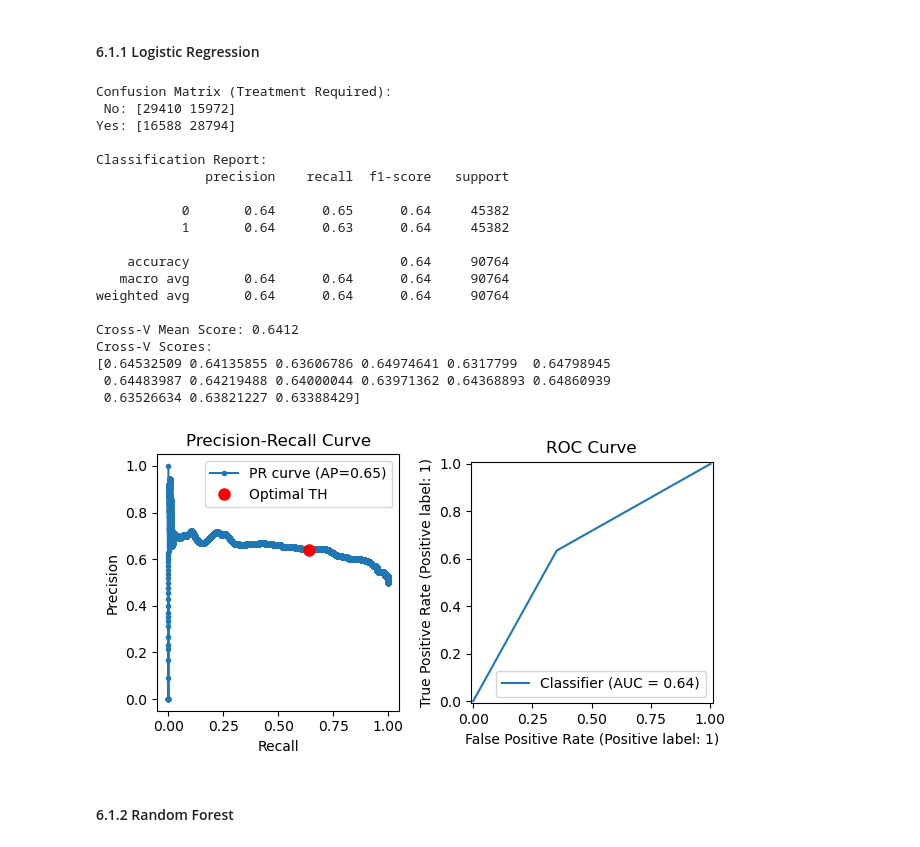
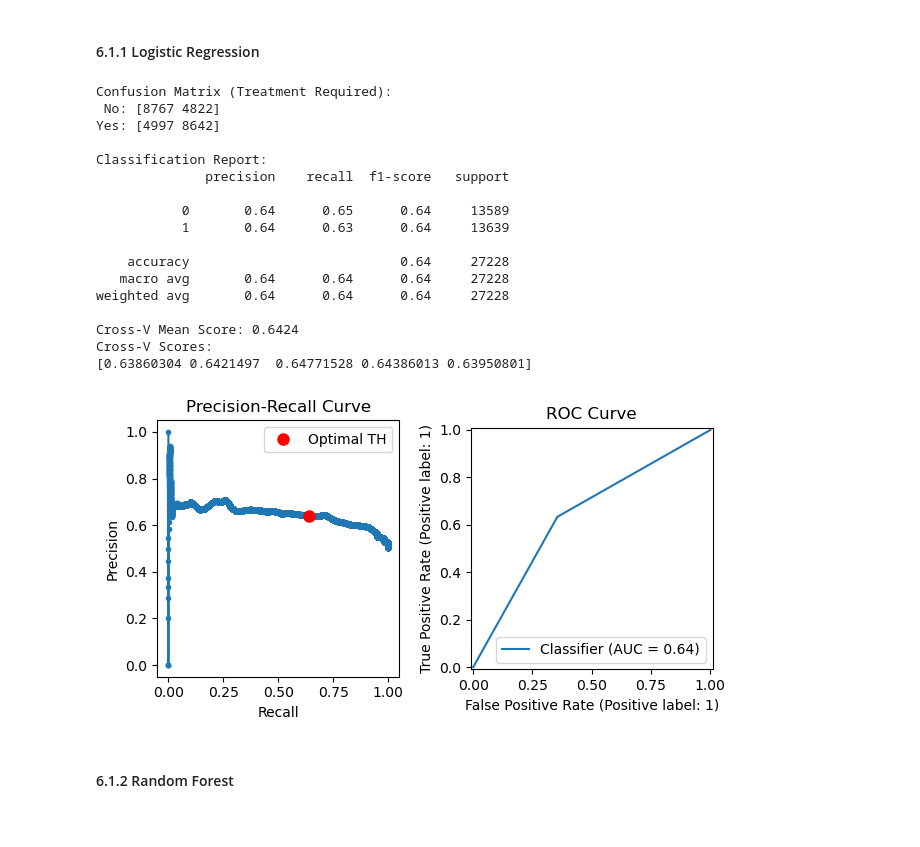
Before and after one commit to judesantos/Springboard_DS_ML, a Jupyter notebook: SpringBoard-DSC_Capstone_Project_2/Modeling/Capstone2_Modeling-Rev3.ipynb, the cells around one changed output. Drawn from its saved outputs; the diff is of its cells as text; code cells hidden in the pictures.

```diff
--- a/SpringBoard-DSC_Capstone_Project_2/Modeling/Capstone2_Modeling-Rev3.ipynb
+++ b/SpringBoard-DSC_Capstone_Project_2/Modeling/Capstone2_Modeling-Rev3.ipynb
@@ -65,7 +65,8 @@ utils.verbose=1
 # %% [markdown]
 ## 3. Load Data
 # %%
-mh_df = pd.read_csv('../data/MentalHealthDataset.csv')
+mh_raw_df = pd.read_csv('../data/MentalHealthDataset.csv')
+mh_df = mh_raw_df.copy()
 # %% [markdown]
 ## 4. Analyze Data
 # %%
@@ -307,38 +308,36 @@ By analyzing the evaluation results (recall, precision, F1 score), the stake hol
 # %%
 target = 'treatment' # Define our target feature - 'treatment'
 
 def get_lr_model():
   """Create Instance of LR Model"""
   # Return base model with no hyperparameter tuning
   return LogisticRegression(
     max_iter=3000,
     n_jobs=-1,
     random_state=utils.random_state
   )
 
 # Run LogisticRegression model evaluaton, print results
-eda.model_evaluation_test(mh_o, target, get_lr_model())
+eda.model_evaluation_test(mh_o, get_lr_model())
 # %% [output]
 Confusion Matrix (Treatment Required):
- No: [29410 15972]
-Yes: [16588 28794]
+ No: [8767 4822]
+Yes: [4997 8642]
 
 Classification Report:
               precision    recall  f1-score   support
 
-           0       0.64      0.65      0.64     45382
-           1       0.64      0.63      0.64     45382
+           0       0.64      0.65      0.64     13589
+           1       0.64      0.63      0.64     13639
 
-    accuracy                           0.64     90764
-   macro avg       0.64      0.64      0.64     90764
-weighted avg       0.64      0.64      0.64     90764
+    accuracy                           0.64     27228
+   macro avg       0.64      0.64      0.64     27228
+weighted avg       0.64      0.64      0.64     27228
 
-Cross-V Mean Score: 0.6412
+Cross-V Mean Score: 0.6424
 Cross-V Scores:
-[0.64532509 0.64135855 0.63606786 0.64974641 0.6317799  0.64798945
- 0.64483987 0.64219488 0.64000044 0.63971362 0.64368893 0.64860939
- 0.63526634 0.63821227 0.63388429]
+[0.63860304 0.6421497  0.64771528 0.64386013 0.63950801]
-[figure, old version]
+[figure, new version]
 # %% [markdown]
 #### 6.1.2 Random Forest
 # %%
```
Also changed, not shown: parts of 22 cells of this notebook, 2 other files.
